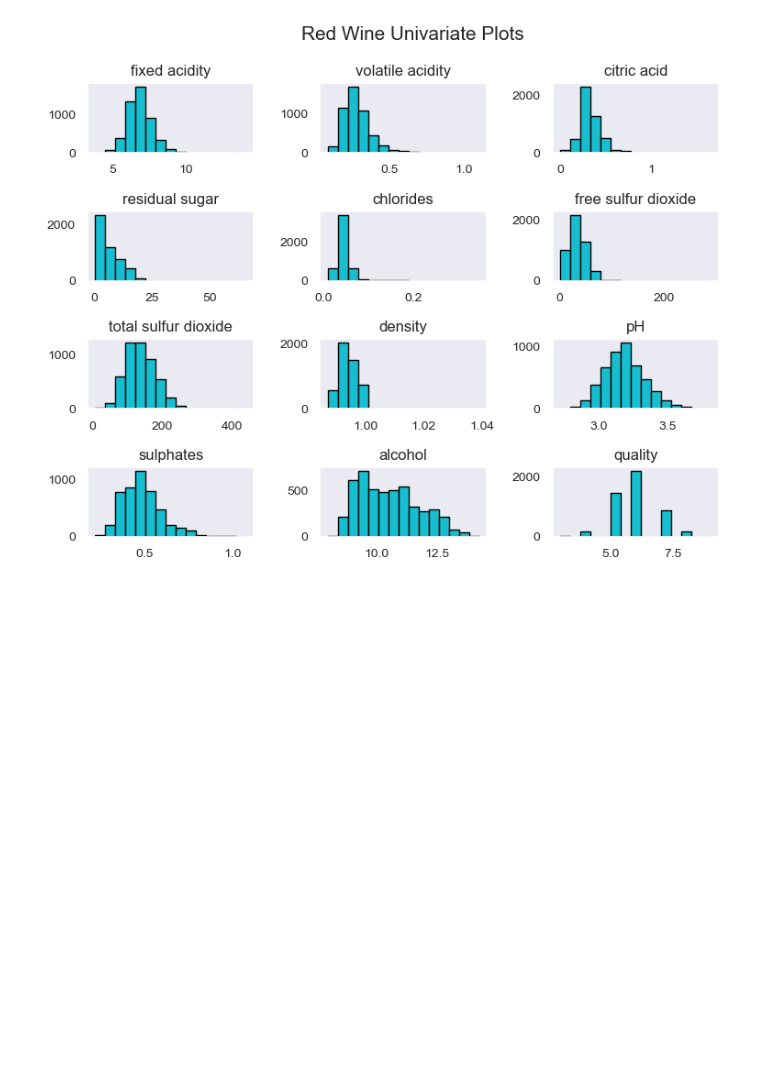
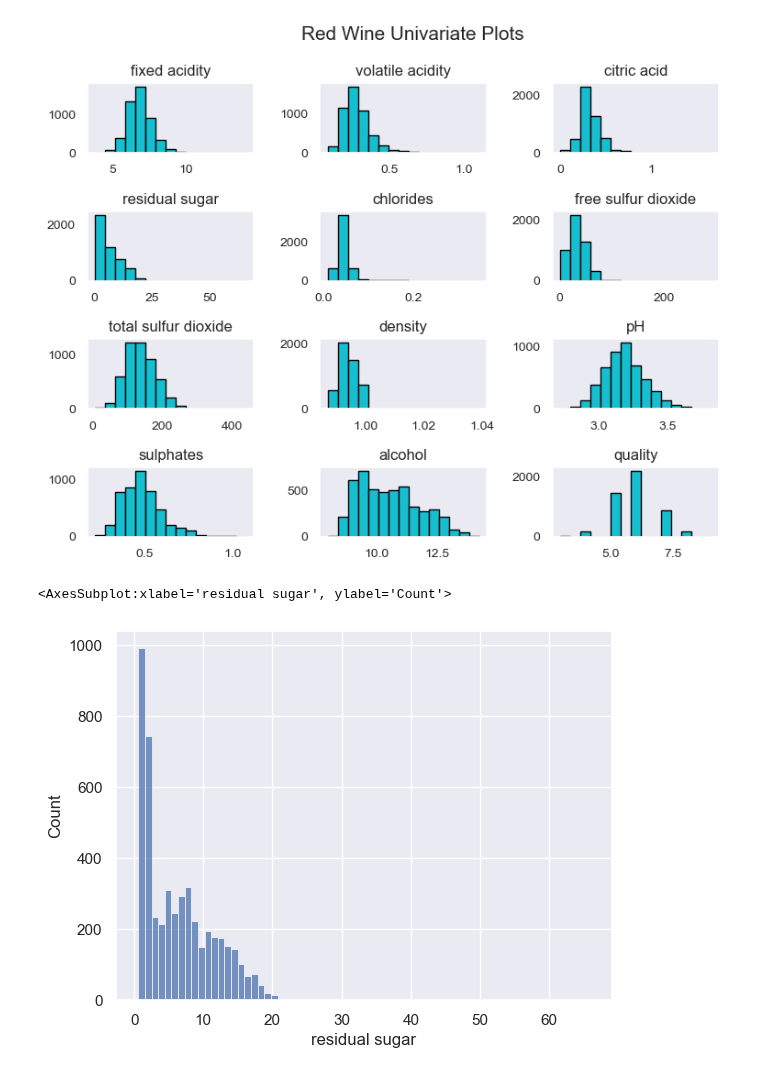
Before and after one commit to satomi26/Project-2, a Jupyter notebook: wine_2.ipynb, the cells around one changed output. Drawn from its saved outputs; the diff is of its cells as text; code cells hidden in the pictures; blank space fills up the shorter version.

```diff
--- a/wine_2.ipynb
+++ b/wine_2.ipynb
@@ -110,3 +110,8 @@ rt = plt.suptitle('Red Wine Univariate Plots', x=0.65, y=1.25, fontsize=15)
 [figure]
 # %%
 # make column "dry", "sweet"
+# %%
+sns.histplot(df_white["residual sugar"] )
+# %% [output]
+<AxesSubplot:xlabel='residual sugar', ylabel='Count'>
+[figure, added]
```
Also changed, not shown: parts of 1 cell of this notebook, 1 other file.
